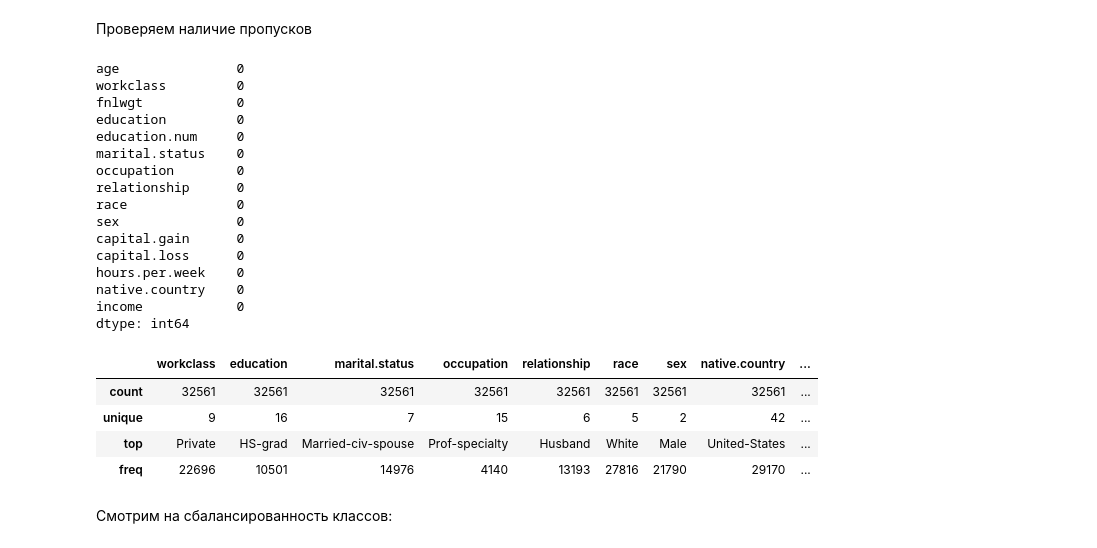
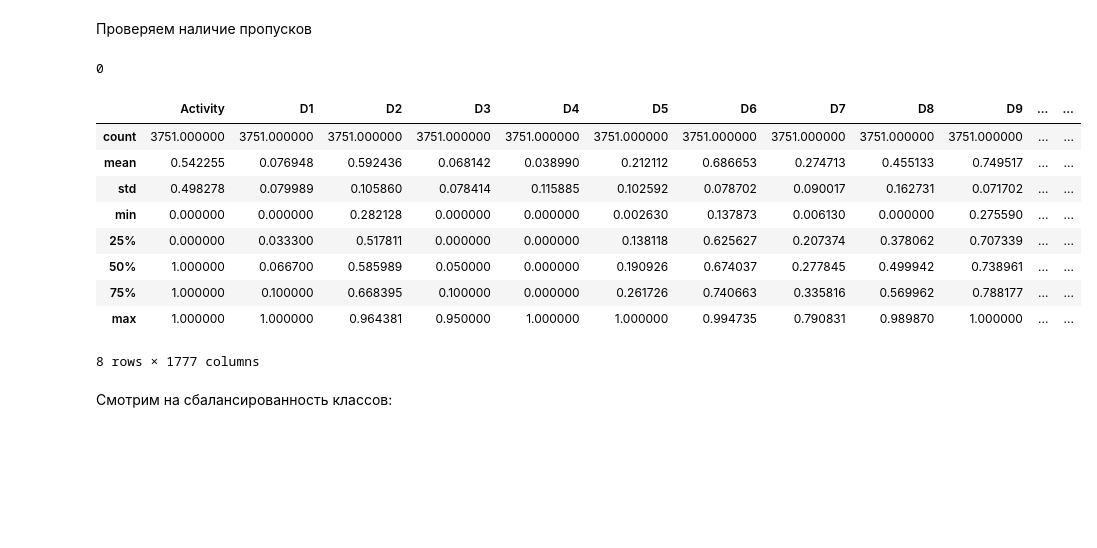
Before and after one commit to Vezdexod/sf_data_science, a Jupyter notebook: Data_Science_memory/ML7/ML-7_itog.ipynb, the cells around one changed output. Saved outputs shown, nothing was run; the diff lists cells and outputs as text; code cells hidden in the pictures; blank space fills up the shorter version.

```diff
--- a/Data_Science_memory/ML7/ML-7_itog.ipynb
+++ b/Data_Science_memory/ML7/ML-7_itog.ipynb
@@ -37,14 +34,6 @@ plt.style.use('seaborn')
 # %% [markdown]
 ### Знакомство с данными и их исследование
 # %%
-#ЕСЛИ РАБОТАЕМ В IDE
-data = pd.read_csv('adult.csv')
-
-#ЕСЛИ РАБОТАЕМ В GOOGLE COLAB
-# подключаем google диск, где у нас хранятся данные
-# from google.colab import drive
-# drive.mount('/content/drive')
-# # берем необходимый нам файл с диска, указав путь
-# data = pd.read_csv('./drive/MyDrive/SF/SF module 7/adult.csv')
+data = pd.read_csv('_train_sem09 (1).csv')
 data.head()
 # %% [output]
@@ -74,32 +47,22 @@ data.head()
 # %% [markdown]
 Проверяем наличие пропусков
 # %%
-data.isnull().sum()
+data.isnull().sum().max()
 # %% [output]
-age               0
-workclass         0
-fnlwgt            0
-education         0
-education.num     0
-marital.status    0
-occupation        0
-relationship      0
-race              0
-sex               0
-capital.gain      0
-capital.loss      0
-hours.per.week    0
-native.country    0
-income            0
-dtype: int64
+0
 # %%
-data.describe(include='object')
+data.describe()
 # %% [output]
-|  | workclass | education | marital.status | occupation | relationship | race | sex | native.country | ... |
-| count | 32561 | 32561 | 32561 | 32561 | 32561 | 32561 | 32561 | 32561 | ... |
-| unique | 9 | 16 | 7 | 15 | 6 | 5 | 2 | 42 | ... |
-| top | Private | HS-grad | Married-civ-spouse | Prof-specialty | Husband | White | Male | United-States | ... |
-| freq | 22696 | 10501 | 14976 | 4140 | 13193 | 27816 | 21790 | 29170 | ... |
+|  | Activity | D1 | D2 | D3 | D4 | D5 | D6 | D7 | D8 | D9 | ... | ... |
+| count | 3751.000000 | 3751.000000 | 3751.000000 | 3751.000000 | 3751.000000 | 3751.000000 | 3751.000000 | 3751.000000 | 3751.000000 | 3751.000000 | ... | ... |
+| mean | 0.542255 | 0.076948 | 0.592436 | 0.068142 | 0.038990 | 0.212112 | 0.686653 | 0.274713 | 0.455133 | 0.749517 | ... | ... |
+| std | 0.498278 | 0.079989 | 0.105860 | 0.078414 | 0.115885 | 0.102592 | 0.078702 | 0.090017 | 0.162731 | 0.071702 | ... | ... |
+| min | 0.000000 | 0.000000 | 0.282128 | 0.000000 | 0.000000 | 0.002630 | 0.137873 | 0.006130 | 0.000000 | 0.275590 | ... | ... |
+| 25% | 0.000000 | 0.033300 | 0.517811 | 0.000000 | 0.000000 | 0.138118 | 0.625627 | 0.207374 | 0.378062 | 0.707339 | ... | ... |
+| 50% | 1.000000 | 0.066700 | 0.585989 | 0.050000 | 0.000000 | 0.190926 | 0.674037 | 0.277845 | 0.499942 | 0.738961 | ... | ... |
+| 75% | 1.000000 | 0.100000 | 0.668395 | 0.100000 | 0.000000 | 0.261726 | 0.740663 | 0.335816 | 0.569962 | 0.788177 | ... | ... |
+| max | 1.000000 | 1.000000 | 0.964381 | 0.950000 | 1.000000 | 1.000000 | 0.994735 | 0.790831 | 0.989870 | 1.000000 | ... | ... |
+8 rows × 1777 columns
 # %% [markdown]
 Смотрим на сбалансированность классов:
 # %%
```
Also changed, not shown: parts of 44 cells of this notebook.
